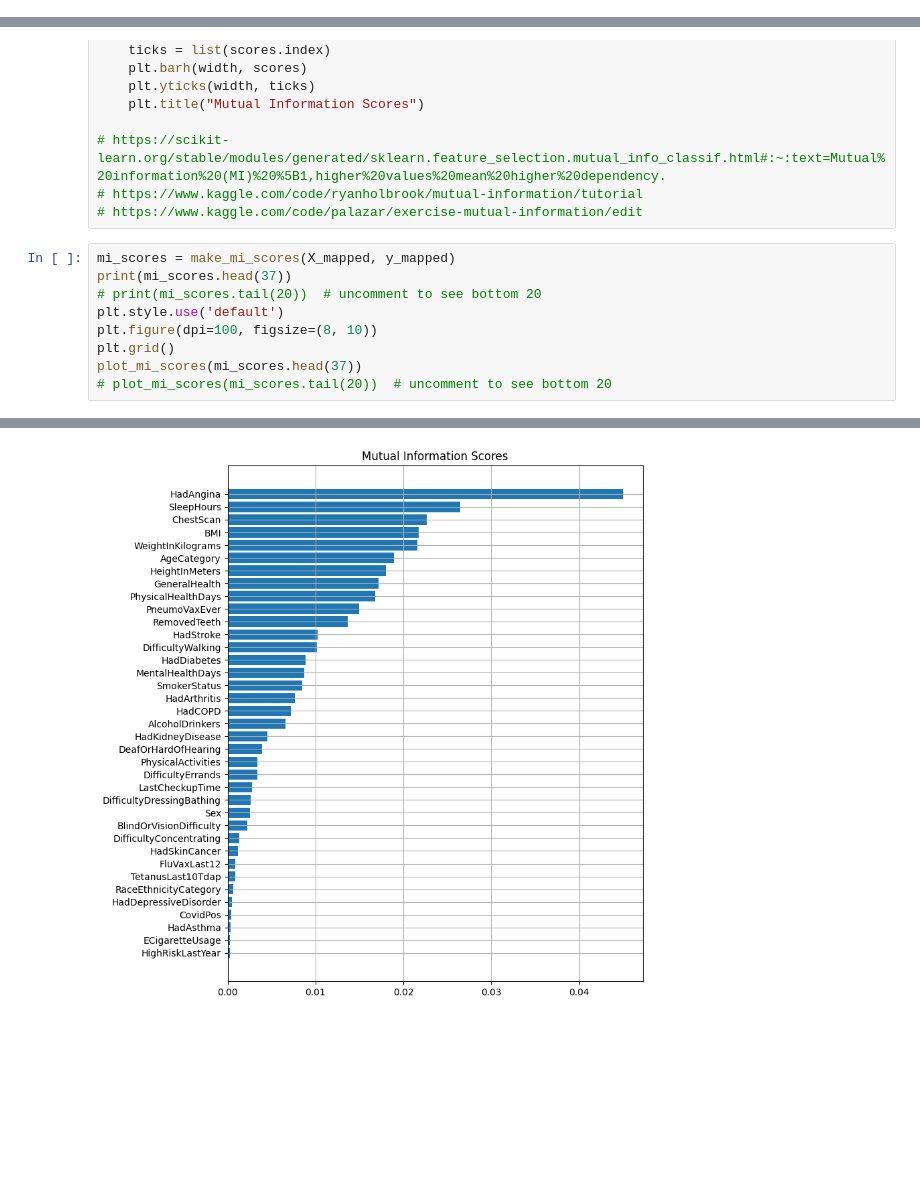
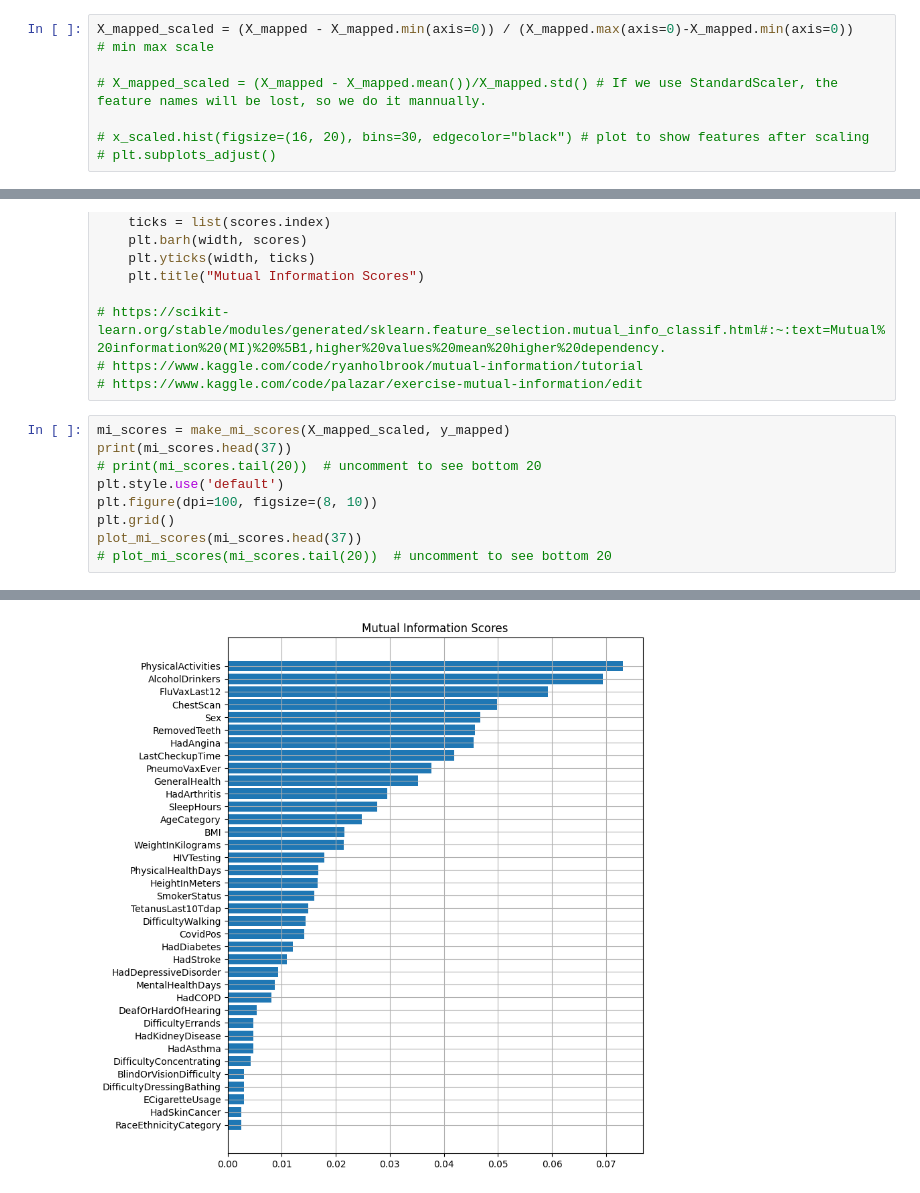
Before and after one commit to LazarosPan/Heart-Disease, a Jupyter notebook: Code/analysis.ipynb, the cells around one changed output, grey strips where cells are left out. Saved outputs shown, nothing was run; the diff lists cells and outputs as text; blank space fills up the shorter version.

```diff
--- a/Code/analysis.ipynb
+++ b/Code/analysis.ipynb
@@ -122,3 +122,10 @@ The percentage of heart attack cases is: 5.68%
 # Separate target variable from feature variables
 X_mapped = df_mapped.drop('HadHeartAttack', axis=1, inplace=False)  # Features
 y_mapped = df_mapped['HadHeartAttack']
+# %%
+X_mapped_scaled = (X_mapped - X_mapped.min(axis=0)) / (X_mapped.max(axis=0)-X_mapped.min(axis=0))              # min max scale
+
+# X_mapped_scaled = (X_mapped - X_mapped.mean())/X_mapped.std() # If we use StandardScaler, the feature names will be lost, so we do it mannually.
+
+# x_scaled.hist(figsize=(16, 20), bins=30, edgecolor="black") # plot to show features after scaling
+# plt.subplots_adjust()
@@ -184,7 +227,7 @@ def plot_mi_scores(scores):
 # https://www.kaggle.com/code/ryanholbrook/mutual-information/tutorial
 # https://www.kaggle.com/code/palazar/exercise-mutual-information/edit
 # %%
-mi_scores = make_mi_scores(X_mapped, y_mapped)
+mi_scores = make_mi_scores(X_mapped_scaled, y_mapped)
 print(mi_scores.head(37))
 # print(mi_scores.tail(20))  # uncomment to see bottom 20
 plt.style.use('default')
@@ -212,2 +255,2 @@ HighRiskLastYear             0.000223
 Name: MI Scores, dtype: float64
-[figure, old version]
+[figure, new version]
```
Also changed, not shown: parts of 17 cells of this notebook, 8 other files.
